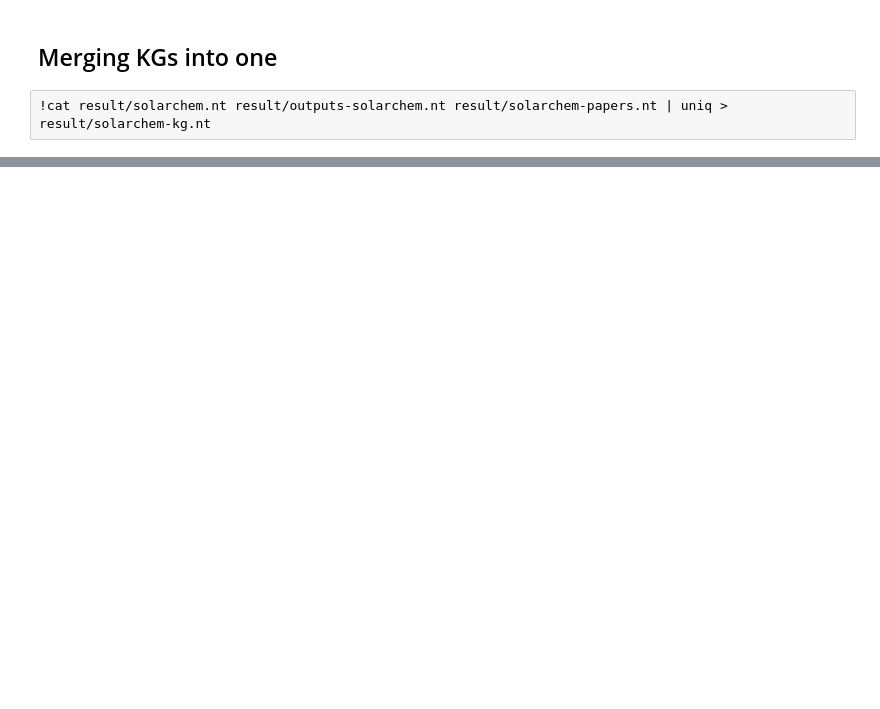
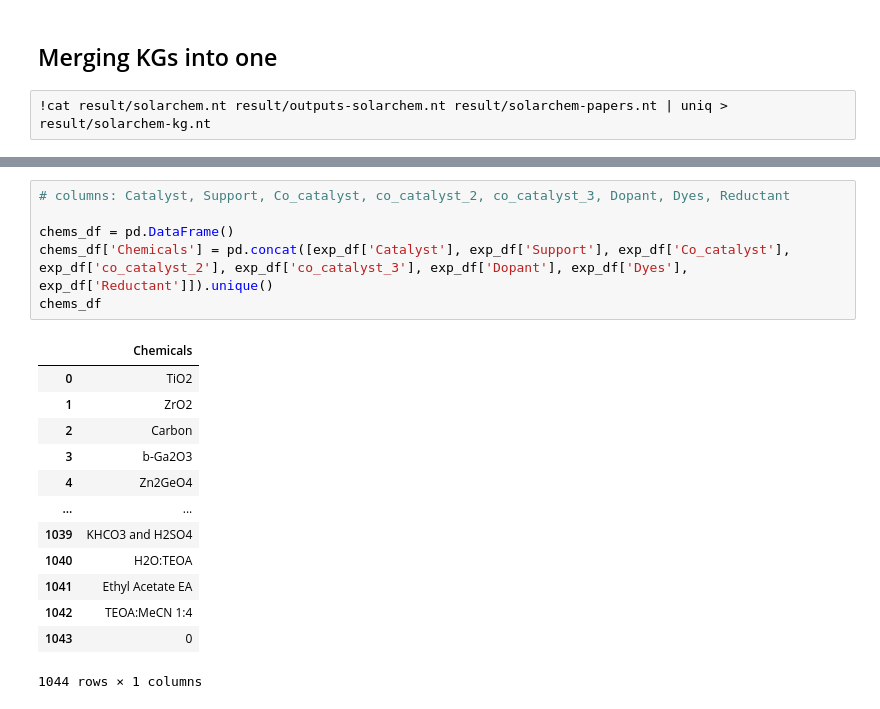
Before and after one commit to SolarChem/solarchem-ontology, a Jupyter notebook: knowledge-graph/kg-construction.ipynb, the cells around one changed output, grey strips where cells are left out. Cells and saved outputs as stored; diff of their text form; blank space fills up the shorter version.

```diff
--- a/knowledge-graph/kg-construction.ipynb
+++ b/knowledge-graph/kg-construction.ipynb
@@ -595,0 +645,20 @@ Hang on, this will take some minutes
+# %%
+# columns: Catalyst, Support, Co_catalyst, co_catalyst_2, co_catalyst_3, Dopant, Dyes, Reductant
+
+chems_df = pd.DataFrame()
+chems_df['Chemicals'] = pd.concat([exp_df['Catalyst'], exp_df['Support'], exp_df['Co_catalyst'], exp_df['co_catalyst_2'], exp_df['co_catalyst_3'], exp_df['Dopant'], exp_df['Dyes'], exp_df['Reductant']]).unique()
+chems_df
+# %% [output]
+|  | Chemicals |
+| 0 | TiO2 |
+| 1 | ZrO2 |
+| 2 | Carbon |
+| 3 | b-Ga2O3 |
+| 4 | Zn2GeO4 |
+| ... | ... |
+| 1039 | KHCO3 and H2SO4 |
+| 1040 | H2O:TEOA |
+| 1041 | Ethyl Acetate EA |
+| 1042 | TEOA:MeCN 1:4 |
+| 1043 | 0 |
+1044 rows × 1 columns
```
Also changed, not shown: parts of 25 cells of this notebook.
